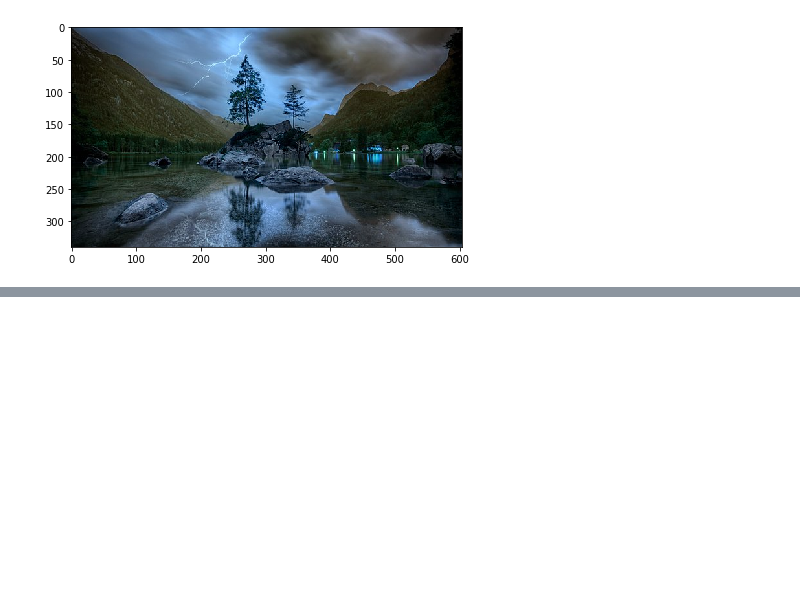
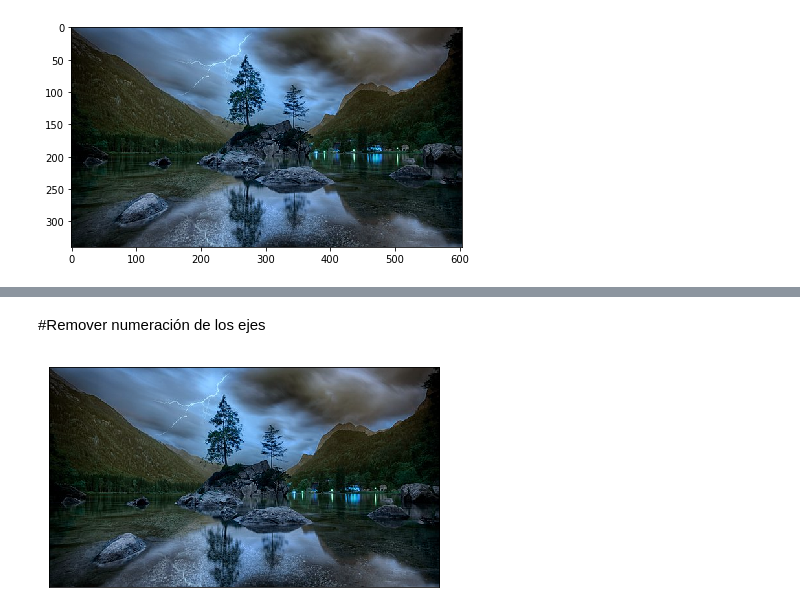
Before and after one commit to JonathanGironHound5/PDI, a Jupyter notebook: Clase_2.ipynb, the cells around one changed output, grey strips where cells are left out. Cells and saved outputs as stored; diff of their text form; code cells hidden in the pictures; blank space fills up the shorter version.

```diff
--- a/Clase_2.ipynb
+++ b/Clase_2.ipynb
@@ -53,0 +78,10 @@ plt.show()
+# %% [markdown]
+#Remover numeración de los ejes
+# %%
+plt.figure(figsize=(7,7))
+plt.imshow(img_BGR)
+plt.xticks([])
+plt.yticks([])
+plt.show()
+# %% [output]
+[figure, added]
```
Also changed, not shown: parts of 3 cells of this notebook.
